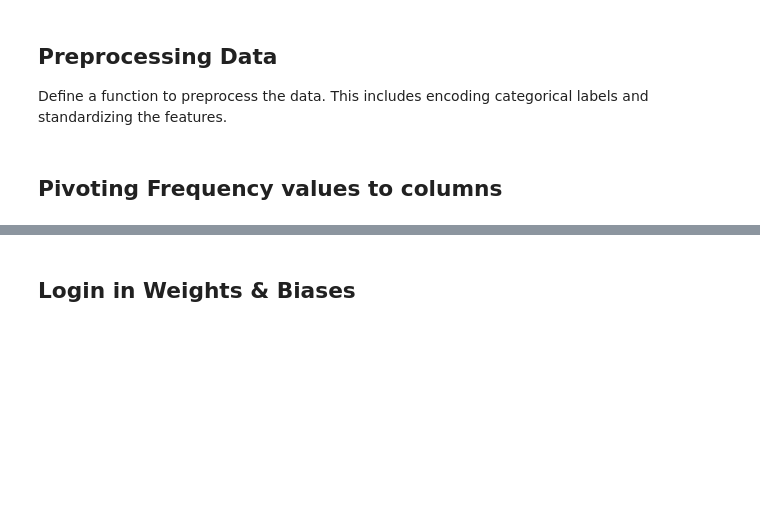
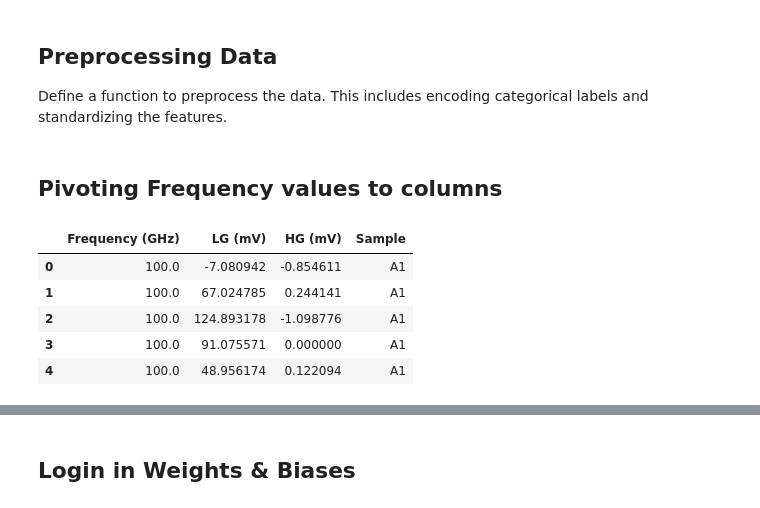
Before and after one commit to danimp94/PLASTICS-THz, a Jupyter notebook: src/scripts/notebook/Freq_Optimizacion_other_models.ipynb, the cells around one changed output, grey strips where cells are left out. Saved outputs shown, nothing was run; the diff lists cells and outputs as text; code cells hidden in the pictures; blank space fills up the shorter version.

```diff
--- a/src/scripts/notebook/Freq_Optimizacion_other_models.ipynb
+++ b/src/scripts/notebook/Freq_Optimizacion_other_models.ipynb
@@ -171,3 +121,18 @@ def freq_as_variable(df, data_percentage):
     df_pivot = df_pivot.drop(columns=['unique_id'])
 
     return df_pivot
+# %%
+# Load the data from the directory
+input_path = 'C:/Users/Danim/Documents/GitHub/PIC-PAPER-01/data/experiment_1_plastics/processed_27s/training_file/test/'
+df = load_data_from_directory(input_path)
+
+df = pd.concat([df[['Frequency (GHz)', 'LG (mV)', 'HG (mV)']], df[['Sample']]], axis=1)
+
+df.head()
+# %% [output]
+|  | Frequency (GHz) | LG (mV) | HG (mV) | Sample |
+| 0 | 100.0 | -7.080942 | -0.854611 | A1 |
+| 1 | 100.0 | 67.024785 | 0.244141 | A1 |
+| 2 | 100.0 | 124.893178 | -1.098776 | A1 |
+| 3 | 100.0 | 91.075571 | 0.000000 | A1 |
+| 4 | 100.0 | 48.956174 | 0.122094 | A1 |
```
Also changed, not shown: parts of 22 cells of this notebook.
